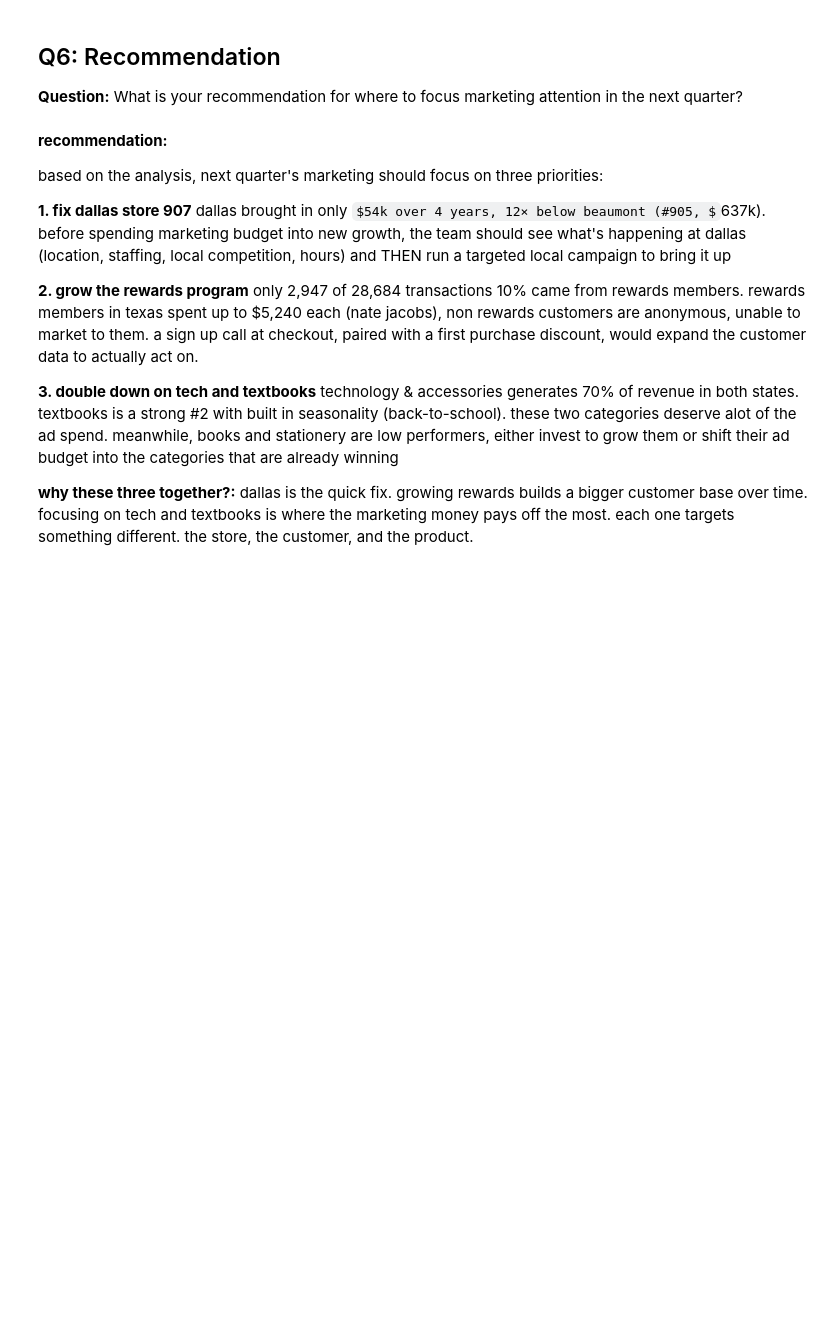
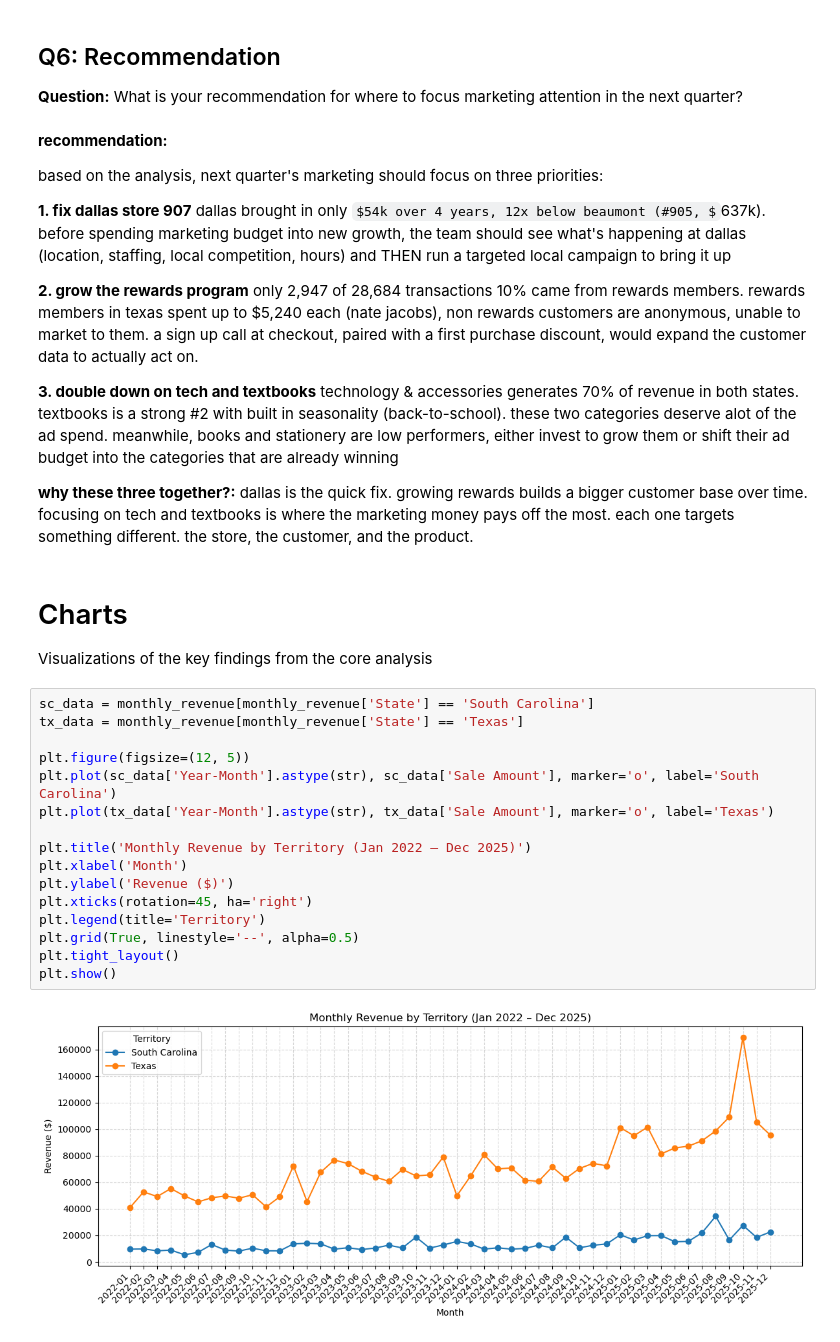
Before and after one commit to iSwaidy/Capstone_2, a Jupyter notebook: Ramirez_sales_analysis.ipynb, the cells around one changed output. Drawn from its saved outputs; the diff is of its cells as text; some formulas as TeX source; blank space fills up the shorter version.

Commit message:
Added Charts !

```diff
--- a/Ramirez_sales_analysis.ipynb
+++ b/Ramirez_sales_analysis.ipynb
@@ -447,7 +447,7 @@ lots of transactions doesn't mean lots of money. stationery sells the most, but
 based on the analysis, next quarter's marketing should focus on three priorities:
 
 **1. fix dallas store 907**
-dallas brought in only $54k over 4 years, 12× below beaumont (#905, $637k). before spending marketing budget into new growth, the team should see what's happening at dallas (location, staffing, local competition, hours) and THEN run a targeted local campaign to bring it up
+dallas brought in only $54k over 4 years, 12x below beaumont (#905, $637k). before spending marketing budget into new growth, the team should see what's happening at dallas (location, staffing, local competition, hours) and THEN run a targeted local campaign to bring it up
 
 **2. grow the rewards program**
 only 2,947 of 28,684 transactions 10% came from rewards members. rewards members in texas spent up to $5,240 each (nate jacobs), non rewards customers are anonymous, unable to market to them. a sign up call at checkout, paired with a first purchase discount, would expand the customer data to actually act on.
@@ -456,3 +456,25 @@ only 2,947 of 28,684 transactions 10% came from rewards members. rewards members
 technology & accessories generates 70% of revenue in both states. textbooks is a strong #2 with built in seasonality (back-to-school). these two categories deserve alot of the ad spend. meanwhile, books and stationery are low performers, either invest to grow them or shift their ad budget into the categories that are already winning
 
 **why these three together?:** dallas is the quick fix. growing rewards builds a bigger customer base over time. focusing on tech and textbooks is where the marketing money pays off the most. each one targets something different. the store, the customer, and the product.
+# %% [markdown]
+# Charts
+
+Visualizations of the key findings from the core analysis
+# %%
+sc_data = monthly_revenue[monthly_revenue['State'] == 'South Carolina']
+tx_data = monthly_revenue[monthly_revenue['State'] == 'Texas']
+
+plt.figure(figsize=(12, 5))
+plt.plot(sc_data['Year-Month'].astype(str), sc_data['Sale Amount'], marker='o', label='South Carolina')
+plt.plot(tx_data['Year-Month'].astype(str), tx_data['Sale Amount'], marker='o', label='Texas')
+
+plt.title('Monthly Revenue by Territory (Jan 2022 – Dec 2025)')
+plt.xlabel('Month')
+plt.ylabel('Revenue ($)')
+plt.xticks(rotation=45, ha='right')
+plt.legend(title='Territory')
+plt.grid(True, linestyle='--', alpha=0.5)
+plt.tight_layout()
+plt.show()
+# %% [output]
+[figure, added]
```
Also changed, not shown: parts of 3 cells of this notebook.
